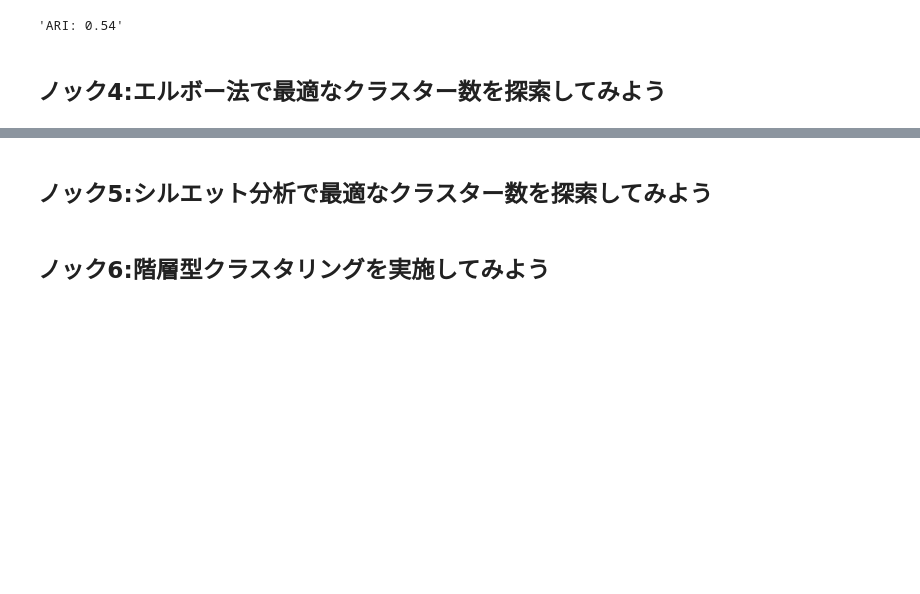
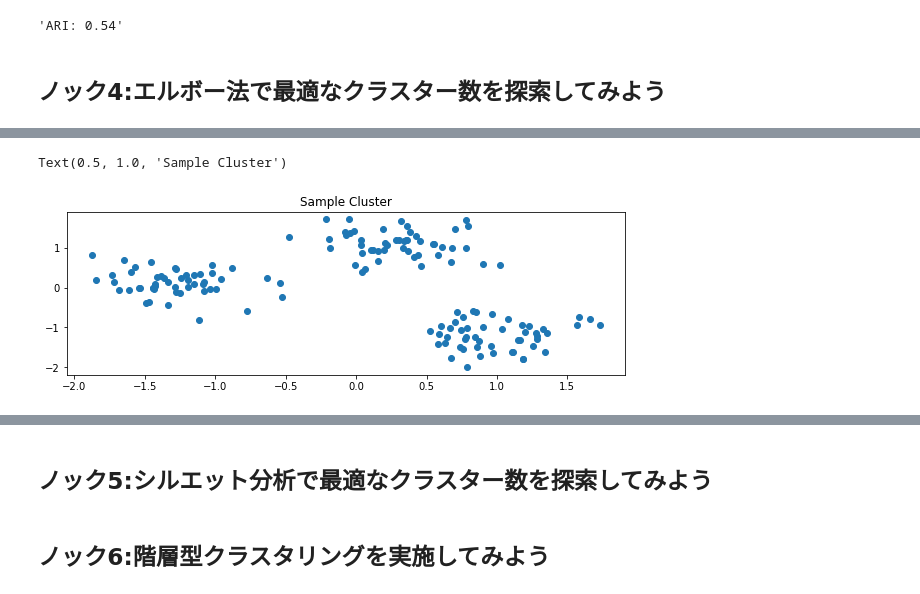
Before and after one commit to BP-Test/01_python_100knock_ai_model, a Jupyter notebook: chapter-1/chapter-1.ipynb, the cells around one changed output, grey strips where cells are left out. Cells and saved outputs as stored; diff of their text form; code cells hidden in the pictures; blank space fills up the shorter version.

```diff
--- a/chapter-1/chapter-1.ipynb
+++ b/chapter-1/chapter-1.ipynb
@@ -350,0 +363,9 @@ from sklearn import cluster, preprocessing
+# %%
+X,y = make_blobs(n_samples=150, # numver of total samples
+                n_features=2, # demention of the explanatory features
+                centers=3, # number of clusters
+                cluster_std=0.5, # std of the cluster
+                shuffle=True,
+                random_state=0
+)
+X
@@ -350,0 +390,11 @@ from sklearn import cluster, preprocessing
+# %%
+sc = preprocessing.StandardScaler()
+X_norm = sc.fit_transform(X)
+x=X_norm[:,0]
+y=X_norm[:,1]
+plt.figure(figsize=(10,3))
+plt.scatter(x,y)
+plt.title('Sample Cluster')
+# %% [output]
+Text(0.5, 1.0, 'Sample Cluster')
+[figure, added]
```
Also changed, not shown: parts of 15 cells of this notebook.
